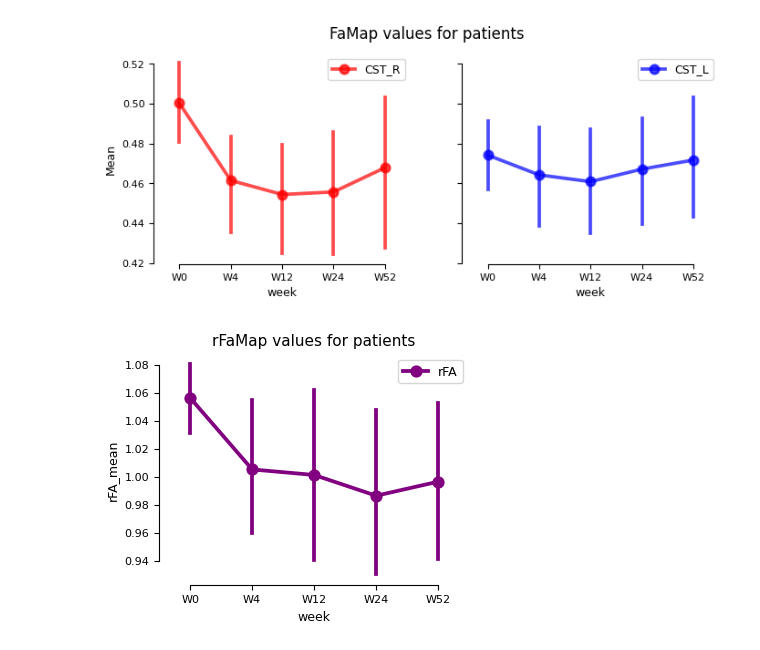
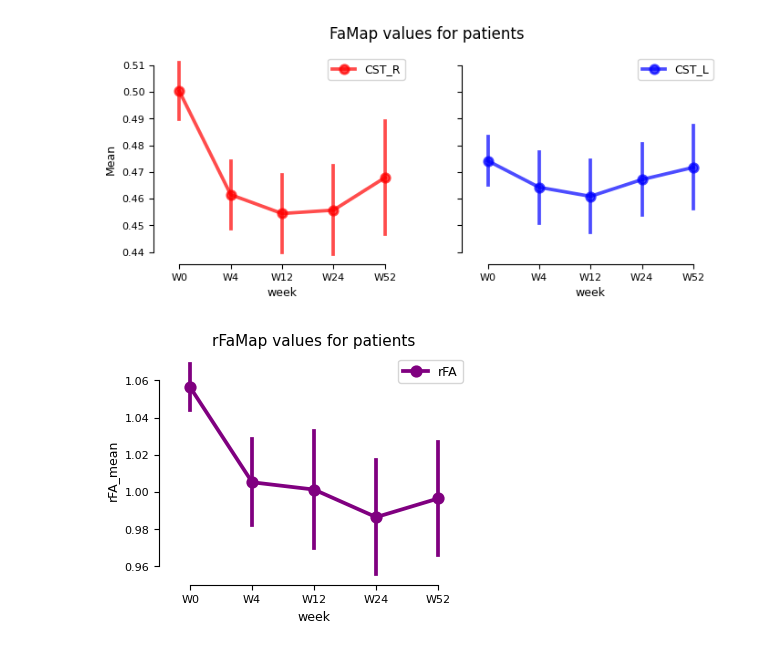
Before and after one commit to medhakp/smarts_cerebellum, a Jupyter notebook: notebooks/observed_DTI.ipynb, the cells around one changed output. Saved outputs shown, nothing was run; the diff lists cells and outputs as text; code cells hidden in the pictures.

Commit message:
se for errorbars

```diff
--- a/notebooks/observed_DTI.ipynb
+++ b/notebooks/observed_DTI.ipynb
@@ -18,22 +18,22 @@ regions = [f'{region[0]}_R', f'{region[0]}_L']
 df = df[df.Object.isin(regions)]
 # %%
 fig, axs = plt.subplots(1, 2, figsize = (8,3), constrained_layout = False, sharey = True, sharex = True)
-sns.pointplot(x = 'week', y = 'Mean', data = df[df['Object'] == regions[0]], alpha = .7, label = regions[0], color = 'r', estimator = 'mean', ax = axs[0])
-sns.pointplot(x = 'week', y = 'Mean', data = df[df['Object'] == regions[1]], alpha = .7, label = regions[1], color = 'b', estimator = 'mean', ax = axs[1])
+sns.pointplot(x = 'week', y = 'Mean', data = df[df['Object'] == regions[0]], alpha = .7, label = regions[0], color = 'r', estimator = 'mean', ax = axs[0], errorbar = 'se')
+sns.pointplot(x = 'week', y = 'Mean', data = df[df['Object'] == regions[1]], alpha = .7, label = regions[1], color = 'b', estimator = 'mean', ax = axs[1], errorbar = 'se')
 
 
 plt.suptitle(f"{metric} values for patients")
 plt.legend()
 sns.despine(trim = True)
 plt.show()
 # %% [output]
-[figure, old version]
+[figure, new version]
 # %%
 pivot_df = df.pivot_table(index = 'Image', columns = 'Object', values = 'Mean')
 df['rFA_mean'] = df['Image'].map(pivot_df[f'{region[0]}_R'] / pivot_df[f'{region[0]}_L'])
 
 fig, ax = plt.subplots(figsize = (4,3))
-sns.pointplot(x = 'week', y = 'rFA_mean', data = df, label = 'rFA', color = 'purple')
+sns.pointplot(x = 'week', y = 'rFA_mean', data = df, label = 'rFA', color = 'purple', errorbar = 'se')
 
 
 plt.title(f"r{metric} values for patients")
@@ -41,4 +41,4 @@ plt.legend()
 sns.despine(trim = True)
 plt.show()
 # %% [output]
-[figure, old version]
+[figure, new version]
```
